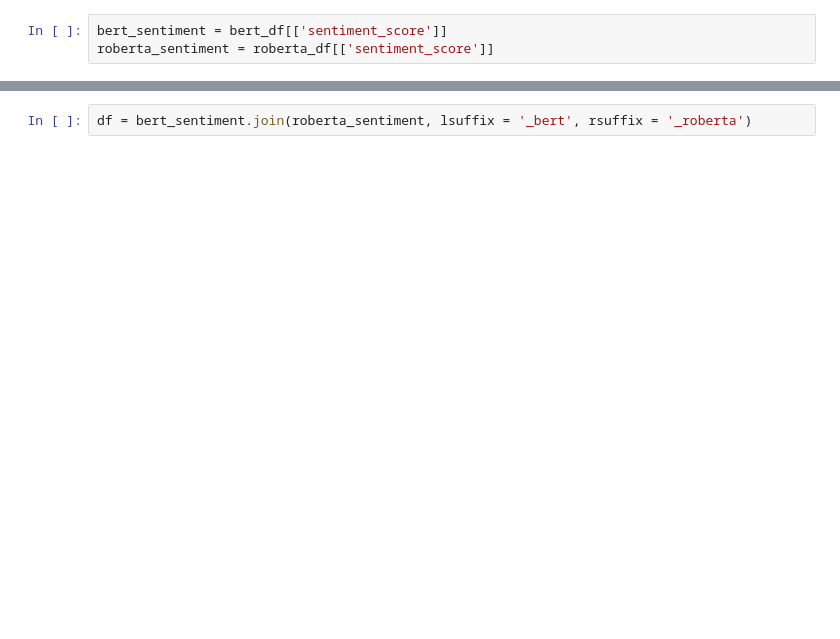
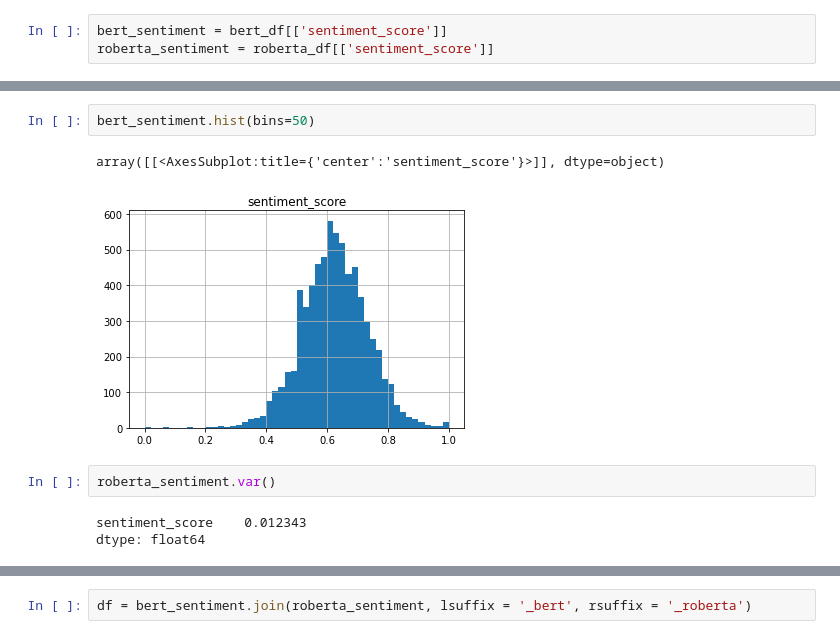
Before and after one commit to francisypeng/car_sentiment, a Jupyter notebook: compare_sentiment.ipynb, the cells around one changed output, grey strips where cells are left out. Cells and saved outputs as stored; diff of their text form; blank space fills up the shorter version.

```diff
--- a/compare_sentiment.ipynb
+++ b/compare_sentiment.ipynb
@@ -12,0 +32,10 @@ roberta_sentiment = roberta_df[['sentiment_score']]
+# %%
+bert_sentiment.hist(bins=50)
+# %% [output]
+array([[<AxesSubplot:title={'center':'sentiment_score'}>]], dtype=object)
+[figure, added]
+# %%
+roberta_sentiment.var()
+# %% [output]
+sentiment_score    0.012343
+dtype: float64
```
Also changed, not shown: parts of 11 cells of this notebook.
